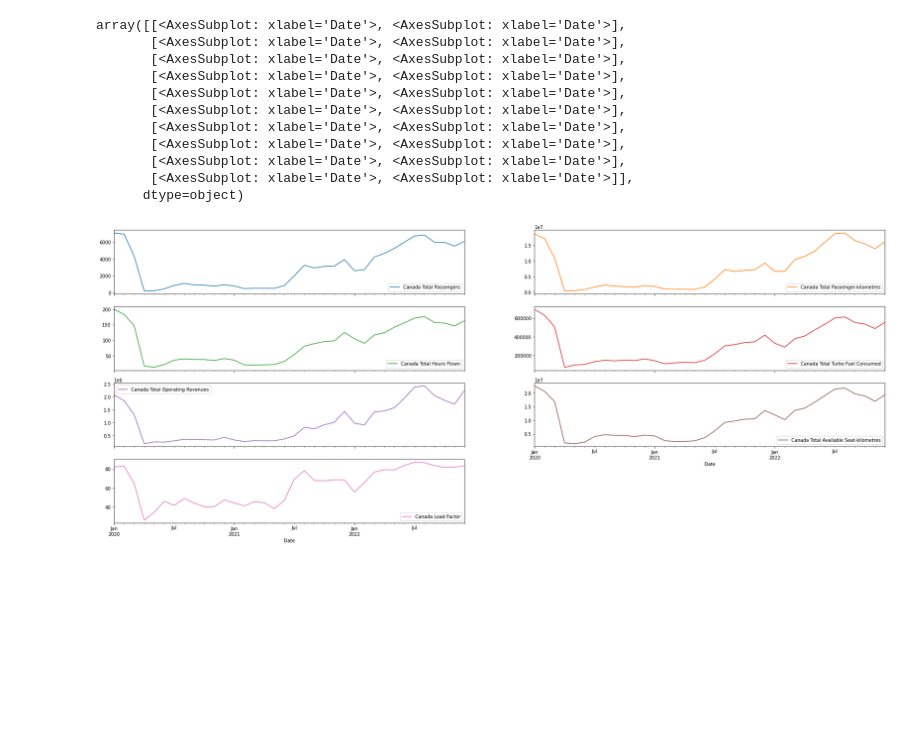
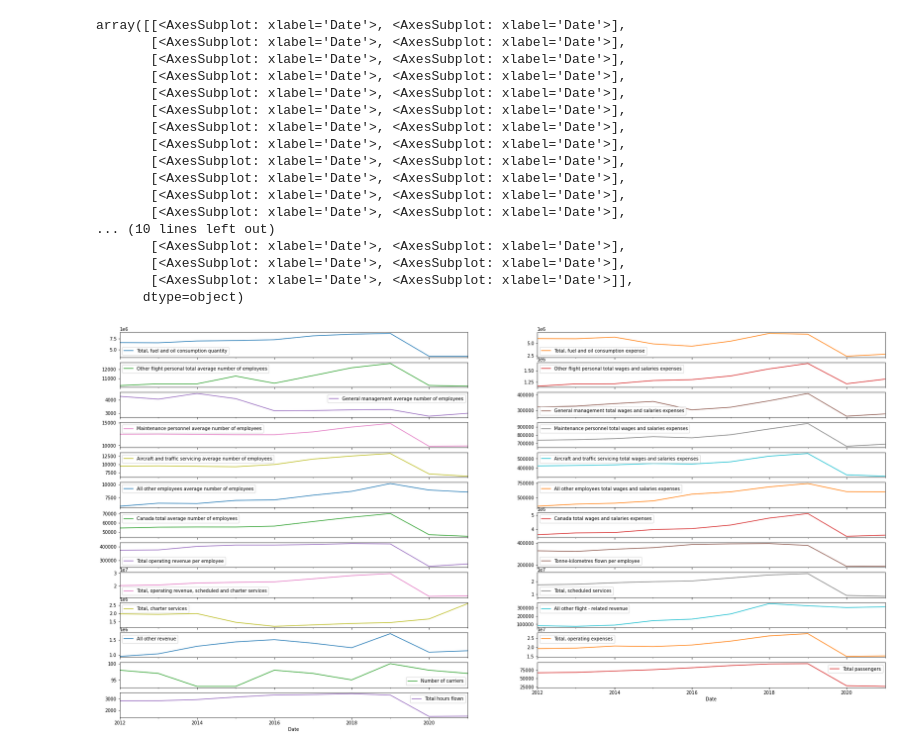
Before and after one commit to AustinPerea/Capstone-EDA, a Jupyter notebook: 001_eda.ipynb, the cells around one changed output. Cells and saved outputs as stored; diff of their text form; code cells hidden in the pictures; blank space fills up the shorter version.

```diff
--- a/001_eda.ipynb
+++ b/001_eda.ipynb
@@ -48,0 +10,39 @@ df
+# %%
+import stats_can
+eco_vec_map = {'Canada total average number of employees':'v1038100698',
+               'Canada total wages and salaries expenses':'v1038100699',
+               'Pilots total average number of employees':'v1038100686',
+               'Pilots total wages and salaries expenses':'v1038100687',
+               'Other flight personal total average number of employees':'v1038100686',
+               'Other flight personal total wages and salaries expenses':'v1038100687',
+               'General management average number of employees':'v1038100690',
+               'General management total wages and salaries expenses':'v1038100691',
+               'Maintenance personnel average number of employees':'v1038100692',
+               'Maintenance personnel total wages and salaries expenses':'v1038100693',
+               'Aircraft and traffic servicing average number of employees':'v1038100694',
+               'Aircraft and traffic servicing total wages and salaries expenses':'v1038100695',
+               'All other employees average number of employees':'v1038100696',
+               'All other employees total wages and salaries expenses':'v1038100697',
+               'Total operating revenue per employee':'v122615449',
+               'Tonne-kilometres flown per employee':'v122615450',
+               'Tonne-kilometres flown per employee':'v122615450',
+               'Total passengers': 'v122615159',
+               'Total hours flown': 'v122615165',
+               'Number of carriers': 'v122615158',
+               'Total, fuel and oil consumption quantity': 'v1038100718',
+               'Total, fuel and oil consumption expense': 'v1038100719',
+               'Total, operating revenue, scheduled and charter services': 'v122615327',
+               'Total, scheduled services': 'v122615328',
+               'Total, charter services': 'v122615331',
+               'All other flight - related revenue': 'v122615334',
+               'All other revenue': 'v122615335',
+               'Total, operating expenses': 'v122615336',
+
+               }
+
+vectors = list(eco_vec_map.values())
+df = stats_can.sc.vectors_to_df(vectors, periods = 10)
+
+inv_map = {v: k for k, v in eco_vec_map.items()}
+df.columns = df.columns.to_series().map(inv_map)
+df.index.names = ['Date']
@@ -77,15 +137,21 @@ sns.histplot(df)
 # %%
-df.plot(subplots = True, figsize = (30,30), layout = (10,2))
+df.plot(subplots = True, figsize = (30,30), layout = (25,2))
 # %% [output]
 array([[<AxesSubplot: xlabel='Date'>, <AxesSubplot: xlabel='Date'>],
        [<AxesSubplot: xlabel='Date'>, <AxesSubplot: xlabel='Date'>],
        [<AxesSubplot: xlabel='Date'>, <AxesSubplot: xlabel='Date'>],
        [<AxesSubplot: xlabel='Date'>, <AxesSubplot: xlabel='Date'>],
        [<AxesSubplot: xlabel='Date'>, <AxesSubplot: xlabel='Date'>],
        [<AxesSubplot: xlabel='Date'>, <AxesSubplot: xlabel='Date'>],
        [<AxesSubplot: xlabel='Date'>, <AxesSubplot: xlabel='Date'>],
        [<AxesSubplot: xlabel='Date'>, <AxesSubplot: xlabel='Date'>],
        [<AxesSubplot: xlabel='Date'>, <AxesSubplot: xlabel='Date'>],
+       [<AxesSubplot: xlabel='Date'>, <AxesSubplot: xlabel='Date'>],
+       [<AxesSubplot: xlabel='Date'>, <AxesSubplot: xlabel='Date'>],
+       [<AxesSubplot: xlabel='Date'>, <AxesSubplot: xlabel='Date'>],
+... (10 lines left out)
+       [<AxesSubplot: xlabel='Date'>, <AxesSubplot: xlabel='Date'>],
+       [<AxesSubplot: xlabel='Date'>, <AxesSubplot: xlabel='Date'>],
        [<AxesSubplot: xlabel='Date'>, <AxesSubplot: xlabel='Date'>]],
       dtype=object)
-[figure, old version]
+[figure, new version]
```
Also changed, not shown: parts of 13 cells of this notebook.
